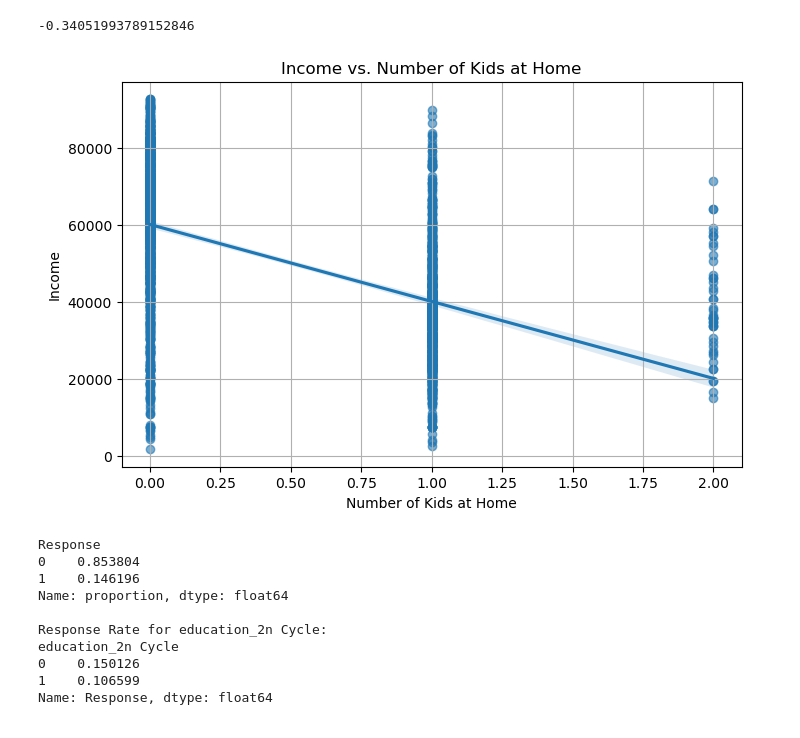
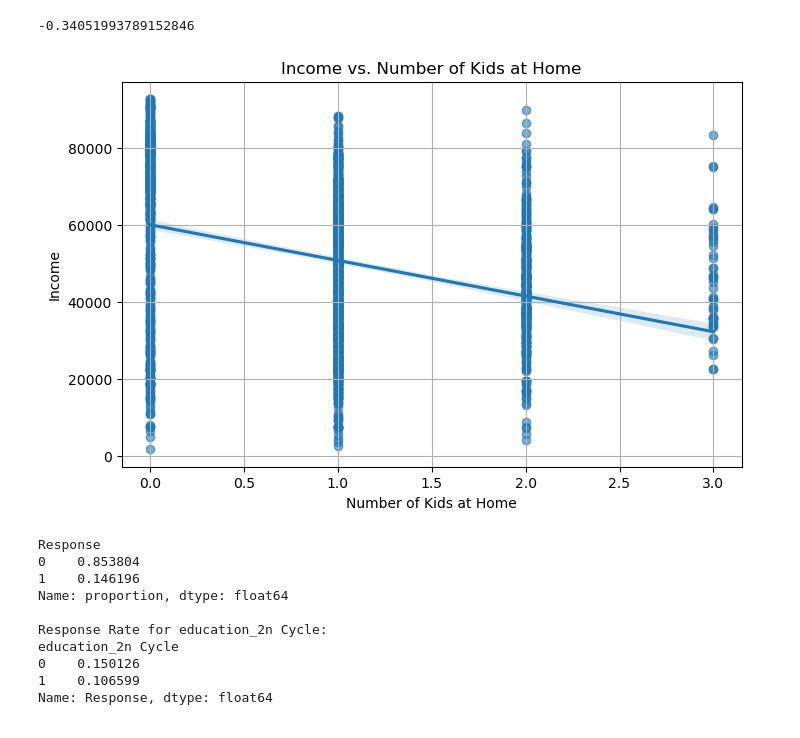
Before and after one commit to fincherc/marketing_project, a Jupyter notebook: food_da.ipynb, the cells around one changed output. Drawn from its saved outputs; the diff is of its cells as text; code cells hidden in the pictures.

Commit message:
Investigative insight on income mean vs kids/teens

```diff
--- a/food_da.ipynb
+++ b/food_da.ipynb
@@ -196,14 +196,14 @@ print(df['Income'].corr(df['TotalChildren']))
 -0.34051993789152846
 # %%
 plt.figure(figsize=(8, 5))
-sns.regplot(x='Kidhome', y='Income', data=df, scatter_kws={'alpha':0.6})
+sns.regplot(x='TotalChildren', y='Income', data=df, scatter_kws={'alpha':0.6})
 plt.title("Income vs. Number of Kids at Home")
 plt.xlabel("Number of Kids at Home")
 plt.ylabel("Income")
 plt.grid(True)
 plt.show()
 # %% [output]
-[figure, old version]
+[figure, new version]
 # %%
 # Overall response rate
 print(df['Response'].value_counts(normalize=True))
```
